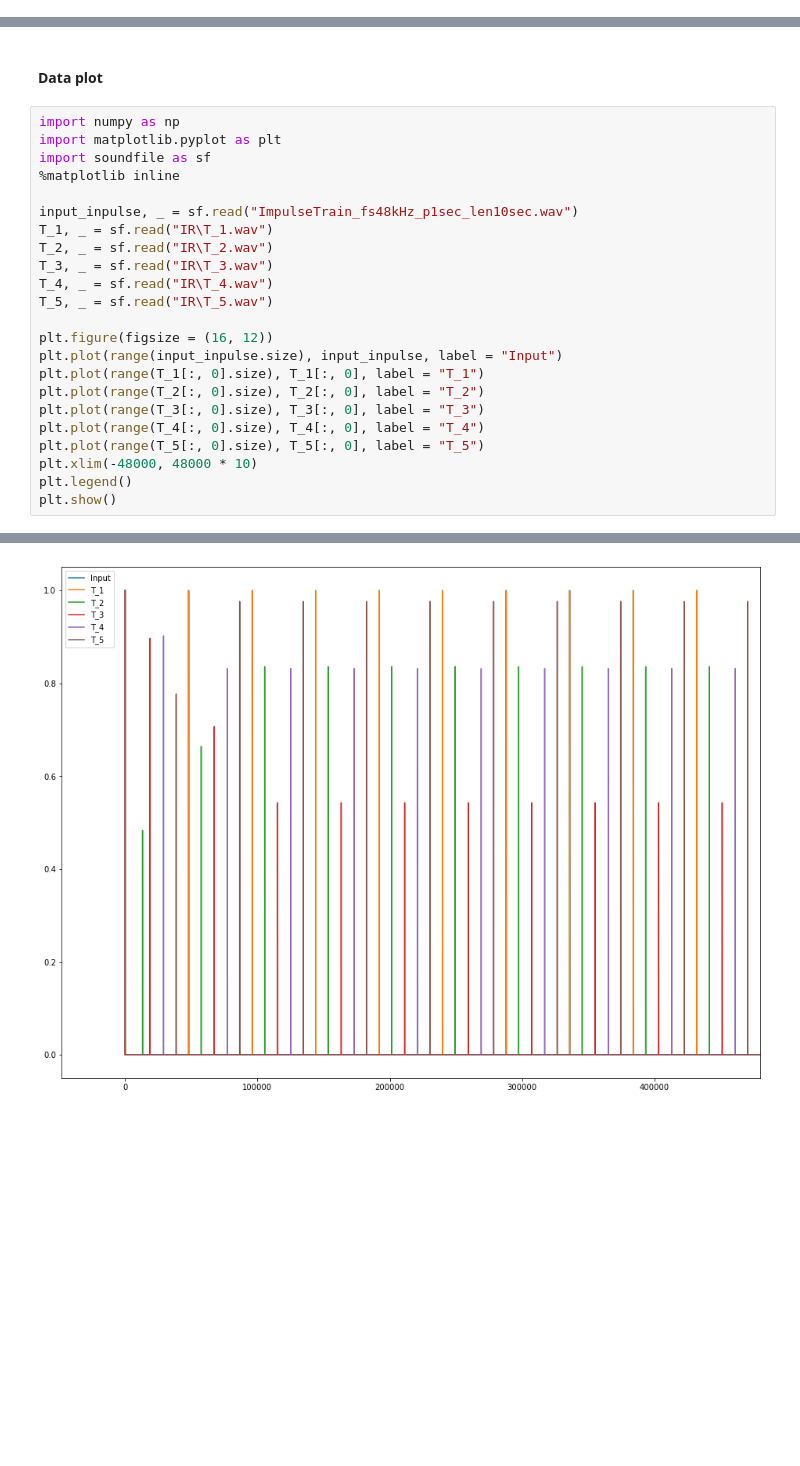
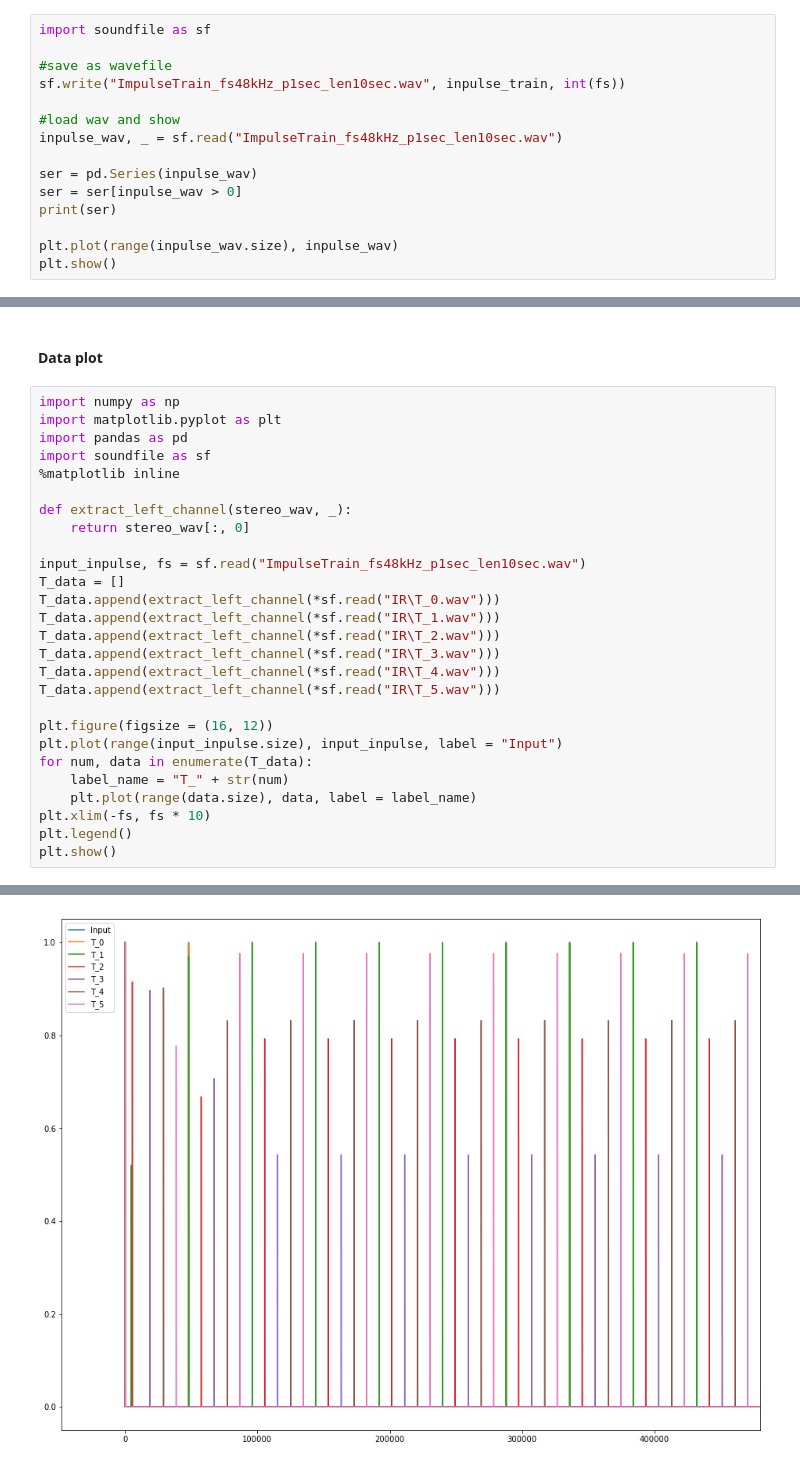
Before and after one commit to Aogiri-m2d/JupyterNotebookMemo, a Jupyter notebook: ThorDelayAnalysis/ThorDelayAnalysis.ipynb, the cells around one changed output, grey strips where cells are left out. Cells and saved outputs as stored; diff of their text form; blank space fills up the shorter version.

```diff
--- a/ThorDelayAnalysis/ThorDelayAnalysis.ipynb
+++ b/ThorDelayAnalysis/ThorDelayAnalysis.ipynb
@@ -0,0 +62,15 @@
+# %%
+import soundfile as sf
+
+#save as wavefile
+sf.write("ImpulseTrain_fs48kHz_p1sec_len10sec.wav", inpulse_train, int(fs))
+
+#load wav and show
+inpulse_wav, _ = sf.read("ImpulseTrain_fs48kHz_p1sec_len10sec.wav")
+
+ser = pd.Series(inpulse_wav)
+ser = ser[inpulse_wav > 0]
+print(ser)
+
+plt.plot(range(inpulse_wav.size), inpulse_wav)
+plt.show()
@@ -65,24 +129,28 @@ df
 # %%
 import numpy as np
 import matplotlib.pyplot as plt
+import pandas as pd
 import soundfile as sf
 %matplotlib inline
 
-input_inpulse, _ = sf.read("ImpulseTrain_fs48kHz_p1sec_len10sec.wav")
-T_1, _ = sf.read("IR\T_1.wav")
-T_2, _ = sf.read("IR\T_2.wav")
-T_3, _ = sf.read("IR\T_3.wav")
-T_4, _ = sf.read("IR\T_4.wav")
-T_5, _ = sf.read("IR\T_5.wav")
+def extract_left_channel(stereo_wav, _):
+    return stereo_wav[:, 0]
+
+input_inpulse, fs = sf.read("ImpulseTrain_fs48kHz_p1sec_len10sec.wav")
+T_data = []
+T_data.append(extract_left_channel(*sf.read("IR\T_0.wav")))
+T_data.append(extract_left_channel(*sf.read("IR\T_1.wav")))
+T_data.append(extract_left_channel(*sf.read("IR\T_2.wav")))
+T_data.append(extract_left_channel(*sf.read("IR\T_3.wav")))
+T_data.append(extract_left_channel(*sf.read("IR\T_4.wav")))
+T_data.append(extract_left_channel(*sf.read("IR\T_5.wav")))
 
 plt.figure(figsize = (16, 12))
 plt.plot(range(input_inpulse.size), input_inpulse, label = "Input")
-plt.plot(range(T_1[:, 0].size), T_1[:, 0], label = "T_1")
-plt.plot(range(T_2[:, 0].size), T_2[:, 0], label = "T_2")
-plt.plot(range(T_3[:, 0].size), T_3[:, 0], label = "T_3")
-plt.plot(range(T_4[:, 0].size), T_4[:, 0], label = "T_4")
-plt.plot(range(T_5[:, 0].size), T_5[:, 0], label = "T_5")
-plt.xlim(-48000, 48000 * 10)
+for num, data in enumerate(T_data):
+    label_name = "T_" + str(num)
+    plt.plot(range(data.size), data, label = label_name)
+plt.xlim(-fs, fs * 10)
 plt.legend()
 plt.show()
 # %% [output]
@@ -89 +158 @@ plt.show()
-[figure, old version]
+[figure, new version]
```
Also changed, not shown: parts of 12 cells of this notebook, 6 other files.
